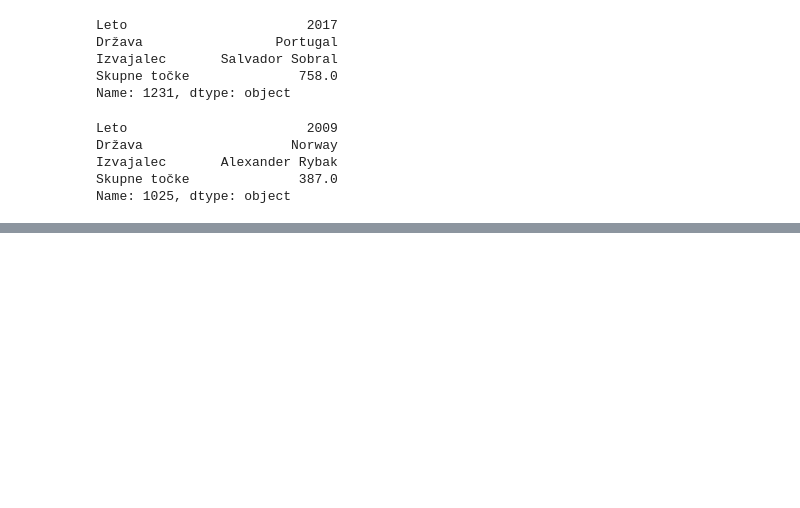
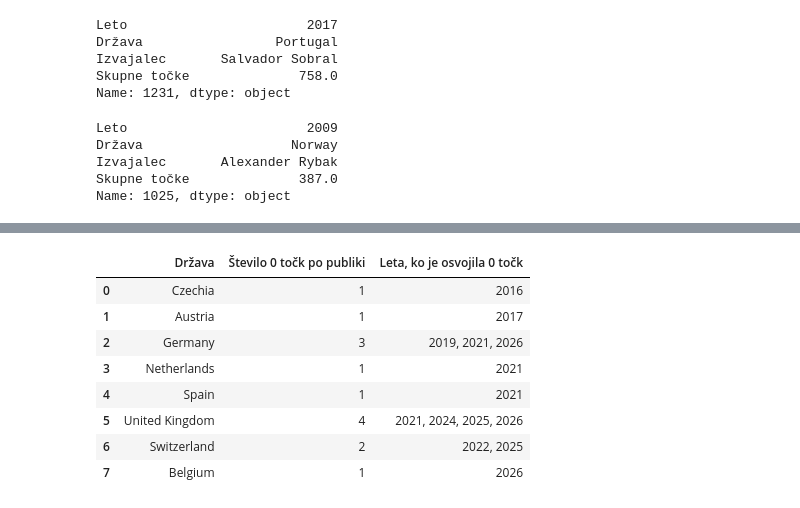
Before and after one commit to mayac69/UVP-projektna, a Jupyter notebook: analiza_evrovizije.ipynb, the cells around one changed output, grey strips where cells are left out. Cells and saved outputs as stored; diff of their text form; code cells hidden in the pictures; blank space fills up the shorter version.

```diff
--- a/analiza_evrovizije.ipynb
+++ b/analiza_evrovizije.ipynb
@@ -234,0 +319,31 @@ Name: 1025, dtype: object
+# %%
+def drzave_z_0_tockami_po_publiki (datoteka):
+    nic_tock_publike = datoteka [datoteka ["tocke_publike"] == 0]
+    seznam_rezultatov = []
+
+    for drzava in nic_tock_publike ["drzava"].unique ():
+        drzave_z_nic_tc_po_publiki = nic_tock_publike [nic_tock_publike ["drzava"] == drzava]
+        stevilo_nic_tock_publika = len (drzave_z_nic_tc_po_publiki)
+        seznam_let = list (drzave_z_nic_tc_po_publiki ["leto"])
+        leta = ", ".join (str (leto) for leto in seznam_let)
+
+        seznam_rezultatov.append ({
+            "Država": drzava,
+            "Število 0 točk po publiki": stevilo_nic_tock_publika,
+            "Leta, ko je osvojila 0 točk": leta
+        })
+
+    tabela_rezultatov = pd.DataFrame (seznam_rezultatov)
+
+    return tabela_rezultatov
+drzave_z_0_tockami_po_publiki (tabela_po_2016)
+# %% [output]
+|  | Država | Število 0 točk po publiki | Leta, ko je osvojila 0 točk |
+| 0 | Czechia | 1 | 2016 |
+| 1 | Austria | 1 | 2017 |
+| 2 | Germany | 3 | 2019, 2021, 2026 |
+| 3 | Netherlands | 1 | 2021 |
+| 4 | Spain | 1 | 2021 |
+| 5 | United Kingdom | 4 | 2021, 2024, 2025, 2026 |
+| 6 | Switzerland | 2 | 2022, 2025 |
+| 7 | Belgium | 1 | 2026 |
```
Also changed, not shown: parts of 8 cells of this notebook.
